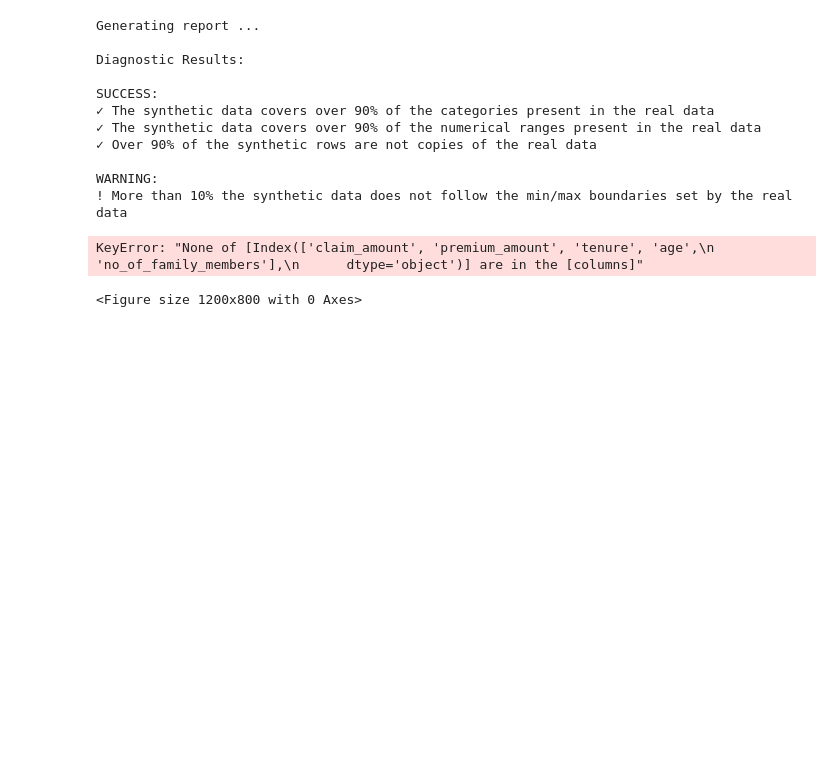
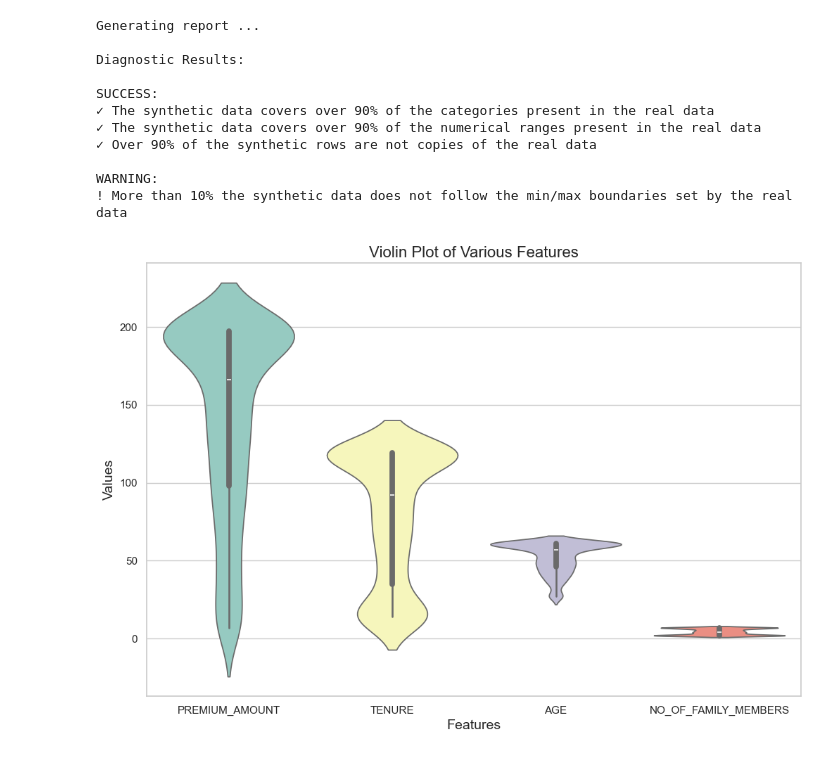
Before and after one commit to Sayuj-SUNIL/CTGAN_model_with_flask, a Jupyter notebook: ctgansynthesis.ipynb, the cells around one changed output. Cells and saved outputs as stored; diff of their text form; code cells hidden in the pictures; blank space fills up the shorter version.

Commit message:
violin plot2

```diff
--- a/ctgansynthesis.ipynb
+++ b/ctgansynthesis.ipynb
@@ -414,30 +416,22 @@ fig.show()
 # %%
 quality_report.get_visualization(property_name='Column Shapes')
 # %%
-import seaborn as sns
-import matplotlib.pyplot as plt
-
-# Assuming synthetic1_data is your DataFrame
-# Example data creation (replace this with your actual data)
-# synthetic1_data = ...
-
 # Create a violin plot for the specified columns
-columns_to_plot = ['CLAIM_AMOUNT', 'PREMIUM_AMOUNT', 'TENURE', 'AGE', 'NO_OF_FAMILY_MEMBERS']
+columns_to_plot = [ 'PREMIUM_AMOUNT', 'TENURE', 'AGE', 'NO_OF_FAMILY_MEMBERS']
 
 # Set the style of the visualization
 sns.set(style="whitegrid")
 
 # Create a violin plot
 plt.figure(figsize=(12, 8))  # Adjust the figure size as needed
 sns.violinplot(data=synthetic1_data[columns_to_plot], palette="Set3")
 
 # Set the title and labels
 plt.title("Violin Plot of Various Features", fontsize=16)
 plt.xlabel("Features", fontsize=14)
 plt.ylabel("Values", fontsize=14)
 
 # Show the plot
 plt.show()
 # %% [output]
-KeyError: "None of [Index(['claim_amount', 'premium_amount', 'tenure', 'age',\n       'no_of_family_members'],\n      dtype='object')] are in the [columns]"
-<Figure size 1200x800 with 0 Axes>
+[figure, added]
```
Also changed, not shown: parts of 2 cells of this notebook.
